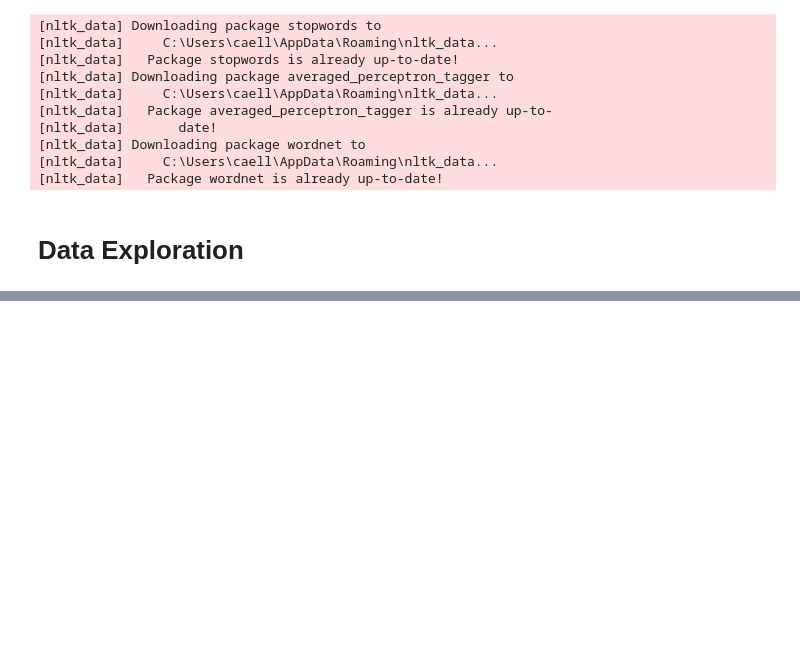
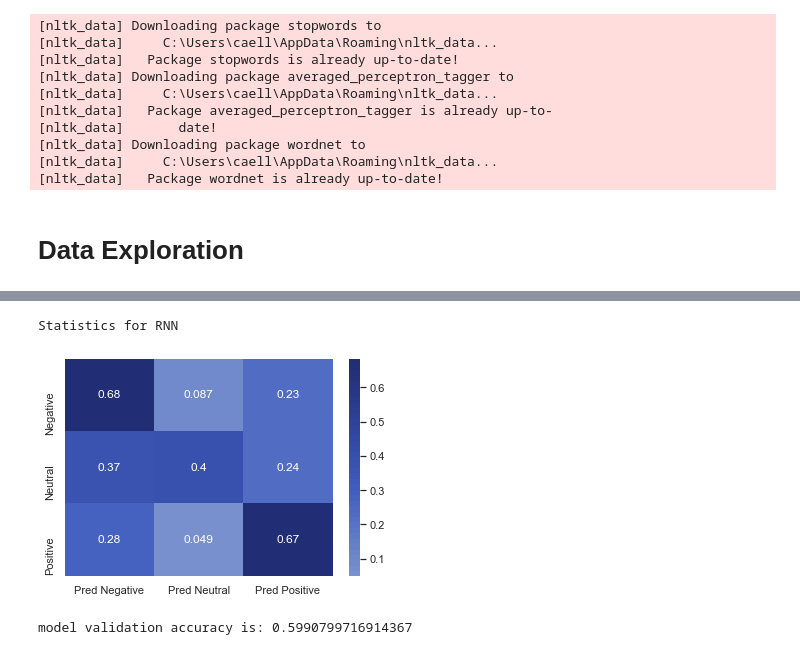
Before and after one commit to Caellwyn/product-flexible-twitter-sentiment-analysis, a Jupyter notebook: reports/report_notebook.ipynb, the cells around one changed output, grey strips where cells are left out. Drawn from its saved outputs; the diff is of its cells as text; code cells hidden in the pictures; blank space fills up the shorter version.

```diff
--- a/reports/report_notebook.ipynb
+++ b/reports/report_notebook.ipynb
@@ -84,0 +161,12 @@ np.random.seed(111)
+# %%
+y_pred = CNN.predict(X_test_NN)
+y_pred = np.argmax(y_pred,axis=1)
+print('Statistics for RNN')
+me.plot_confusion_matrix(y_test,y_pred,
+                         #save_path = 'figures/best_CNN_confusion_matrix.png'
+                        )
+print(f'model validation accuracy is: {accuracy_score(y_test,y_pred)}')
+# %% [output]
+Statistics for RNN
+[figure, added]
+model validation accuracy is: 0.5990799716914367
```
Also changed, not shown: parts of 26 cells of this notebook, 1 other file.
